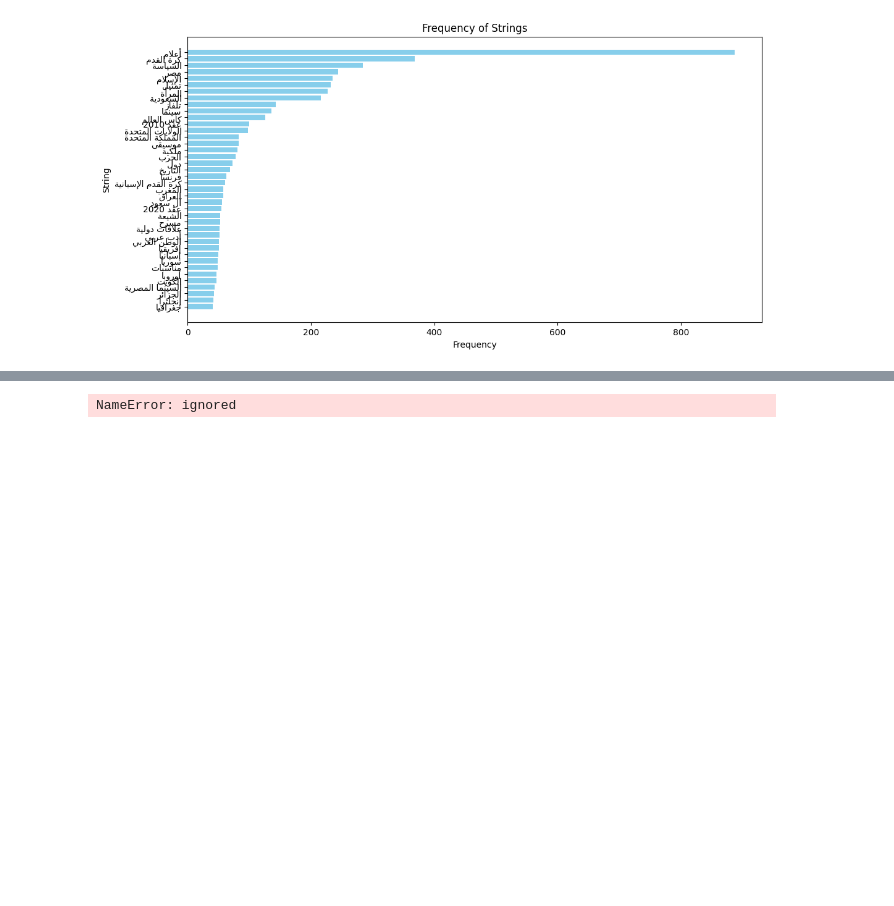
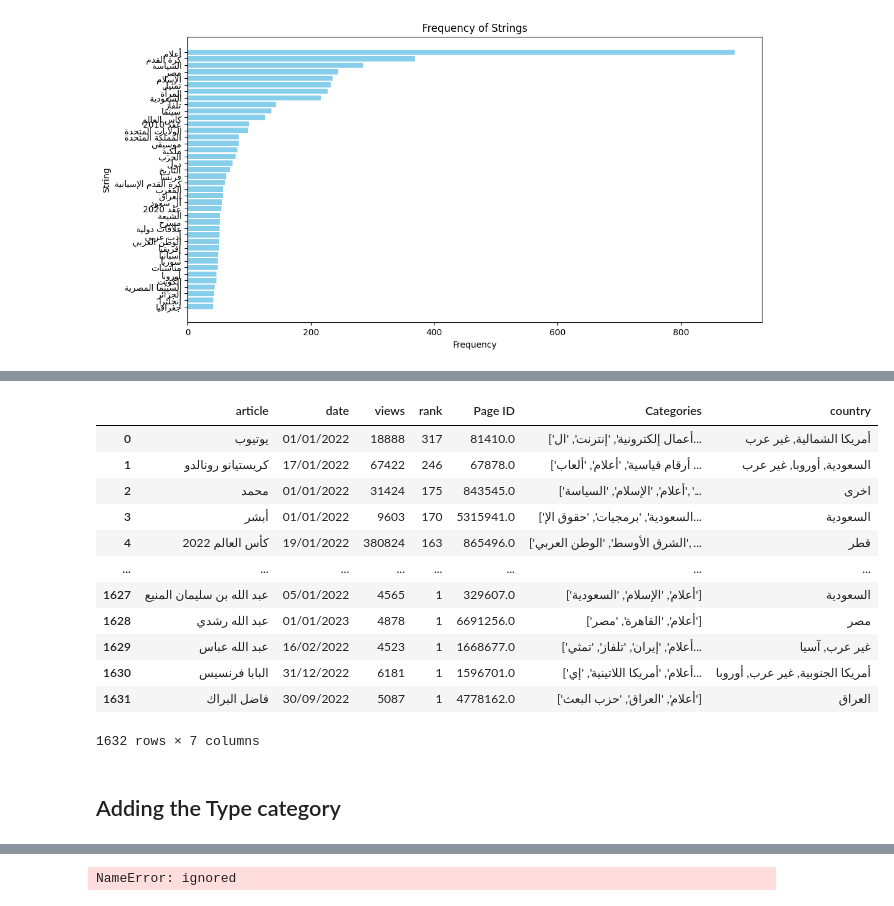
Before and after one commit to ia234/Python_23, a Jupyter notebook: Category_Analysis.ipynb, the cells around one changed output, grey strips where cells are left out. Saved outputs shown, nothing was run; the diff lists cells and outputs as text; code cells hidden in the pictures; blank space fills up the shorter version.

```diff
--- a/Category_Analysis.ipynb
+++ b/Category_Analysis.ipynb
@@ -307,0 +441,70 @@ fig.show()
+# %%
+import pandas as pd
+import re
+
+# Your existing DataFrame top_articles_df with a "Categories" column
+# ...
+
+# Define a function to extract countries from the categories and add "آسيا", "أوروبا", "أفريقيا", "أمريكا الشمالية", and "أمريكا الجنوبية"
+def extract_countries(categories):
+    if isinstance(categories, str):
+        country_pattern = r'(الإمارات العربية المتحدة|البحرين|الكويت|السعودية|اليمن|قطر|عُمان|الأردن|سوريا|لبنان|فلسطين|العراق|السودان|مصر|ليبيا|تونس|الجزائر|المغرب|موريتانيا|الصومال|جيبوتي|جزر القمر)'
+        asia_countries_pattern = r'(الصين|الهند|اليابان|كوريا الجنوبية|تايلاند|ماليزيا|سنغافورة|إندونيسيا|باكستان|بنغلاديش|تركيا|إيران|أفغانستان|قيرغيزستان|كازاخستان|أوزبكستان|تركمانستان|مغرب الصين الشرقي|تايوان|كوريا الشمالية|منغوليا|الفلبين|فيتنام|لاوس|كمبوديا|نيبال|سريلانكا|بوتان|بروناي|ميانمار|بورما|تاجيكستان|جورجيا|أرمينيا|أذربيجان|طاجيكستان|كيرجيزستان|تركمانستان|أوزبكستان|سريلانكا|بوتان|مالديف|ماليزيا|سنغافورة|بروناي|تيمور الشرقية|منغوليا|كوريا الشمالية)'
+        europe_countries_pattern = r'(ألبانيا|أندورا|النمسا|بيلاروسيا|بلجيكا|البوسنة والهرسك|بلغاريا|كرواتيا|قبرص|التشيك|الدنمارك|إستونيا|جمهورية مقدونيا الشمالية|فنلندا|فرنسا|ألمانيا|اليونان|هنغاريا|آيسلندا|إيرلندا|إيطاليا|كوسوف|لاتفيا|ليشتنشتاي|ليتوانيا|لوكسمبورغ|مالطا|مولدوفا|موناكو|الجبل الأسود|هولندا|النرويج|بولندا|البرتغال|رومانيا|روسيا|سان مارينو|صربيا|سلوفاكيا|سلوفينيا|إسبانيا|السويد|سويسرا|أوكرانيا|المملكة المتحدة|الفاتيكان)'
+        african_countries_pattern = r'(أثيوبيا|أسواتيني|بوتسوانا|بوروندي|بنين|بوركينا فاسو|جمهورية أفريقيا الوسطى|جمهورية الكونغو|جمهورية الكونغو الديمقراطية|جمهورية كوت ديفوار|جيبوتي|زامبيا|زيمبابوي|الجابون|الغابون|الكاميرون|الكينيا|النيجر|النيجريا|ليبيريا|ليسوتو|مالاوي|مدغشقر|ناميبيا|سوازيلاند|سيراليون|ساحل العاج|سنغال|غامبيا|غانا|غينيا|غينيا بيساو|غينيا الاستوائية|توجو|تونس|تنزانيا|جزر القمر|جزر سانت تومي وبرينسيبي|جزر سيشل|جزر موريشيوس|جمهورية مدغشقر|جمهورية موريتانيا|جنوب السودان)'
+        north_america_countries_pattern = r'(الولايات المتحدة|كندا|المكسيك|جزر البهاما|كوبا|هايتي|جمهورية الدومينيكان|جامايكا|ترينيداد وتوباغو|سانت كيتس ونيفيس|أنتيغوا وبربودا|سانت لوسيا|سانت فينسنت والجرينادين|باربادوس|غرينادا|بليز|هندوراس|جمهورية نيكاراغوا|كوستاريكا|بنما|سلفادور|غواتيمالا|بليز|كوستا ريكا|بنما|سلفادور|غواتيمالا|بليز)'
+
+        south_america_countries_pattern = r'(الأرجنتين|بوليفيا|البرازيل|تشيلي|كولومبيا|الإكوادور|غيانا|باراغواي|بيرو|سورينام|أوروغواي|فنزويلا)'
+
+        matches = re.findall(country_pattern, categories)
+
+        if re.search(asia_countries_pattern, categories):
+          matches.append('غير عرب')
+          matches.append('آسيا')
+
+        if re.search(europe_countries_pattern, categories):
+          matches.append('غير عرب')
+          matches.append('أوروبا')
+
+        if re.search(african_countries_pattern, categories):
+          matches.append('غير عرب')
+          matches.append('أفريقيا')
+
+
+        if re.search(north_america_countries_pattern, categories):
+          matches.append('غير عرب')
+          matches.append('أمريكا الشمالية')
+
+        if re.search(south_america_countries_pattern, categories):
+          matches.append('غير عرب')
+          matches.append('أمريكا الجنوبية')
+
+        if matches:
+            unique_countries = set(matches)  # Remove duplicates by converting to a set
+            return ', '.join(unique_countries)
+        else:
+            return 'اخرى'
+
+    return ''
+
+# Apply the function to create the "country" column
+smaller_df['country'] = smaller_df['Categories'].apply(extract_countries)
+
+# Print the updated DataFrame
+smaller_df
+# %% [output]
+|  | article | date | views | rank | Page ID | Categories | country |
+| 0 | يوتيوب | 01/01/2022 | 18888 | 317 | 81410.0 | ['أعمال إلكترونية', 'إنترنت', 'ال... | أمريكا الشمالية, غير عرب |
+| 1 | كريستيانو رونالدو | 17/01/2022 | 67422 | 246 | 67878.0 | ['أرقام قياسية', 'أعلام', 'ألعاب ... | السعودية, أوروبا, غير عرب |
+| 2 | محمد | 01/01/2022 | 31424 | 175 | 843545.0 | ['أعلام', 'الإسلام', 'السياسة', '... | اخرى |
+| 3 | أبشر | 01/01/2022 | 9603 | 170 | 5315941.0 | ['السعودية', 'برمجيات', 'حقوق الإ... | السعودية |
+| 4 | كأس العالم 2022 | 19/01/2022 | 380824 | 163 | 865496.0 | ['الشرق الأوسط', 'الوطن العربي', ... | قطر |
+| ... | ... | ... | ... | ... | ... | ... | ... |
+| 1627 | عبد الله بن سليمان المنيع | 05/01/2022 | 4565 | 1 | 329607.0 | ['أعلام', 'الإسلام', 'السعودية'] | السعودية |
+| 1628 | عبد الله رشدي | 01/01/2023 | 4878 | 1 | 6691256.0 | ['أعلام', 'القاهرة', 'مصر'] | مصر |
+| 1629 | عبد الله عباس | 16/02/2022 | 4523 | 1 | 1668677.0 | ['أعلام', 'إيران', 'تلفاز', 'تمثي... | غير عرب, آسيا |
+| 1630 | البابا فرنسيس | 31/12/2022 | 6181 | 1 | 1596701.0 | ['أعلام', 'أمريكا اللاتينية', 'إي... | أمريكا الجنوبية, غير عرب, أوروبا |
+| 1631 | فاضل البراك | 30/09/2022 | 5087 | 1 | 4778162.0 | ['أعلام', 'العراق', 'حزب البعث'] | العراق |
+1632 rows × 7 columns
+# %% [markdown]
+## Adding the Type category
```
Also changed, not shown: parts of 19 cells of this notebook.
